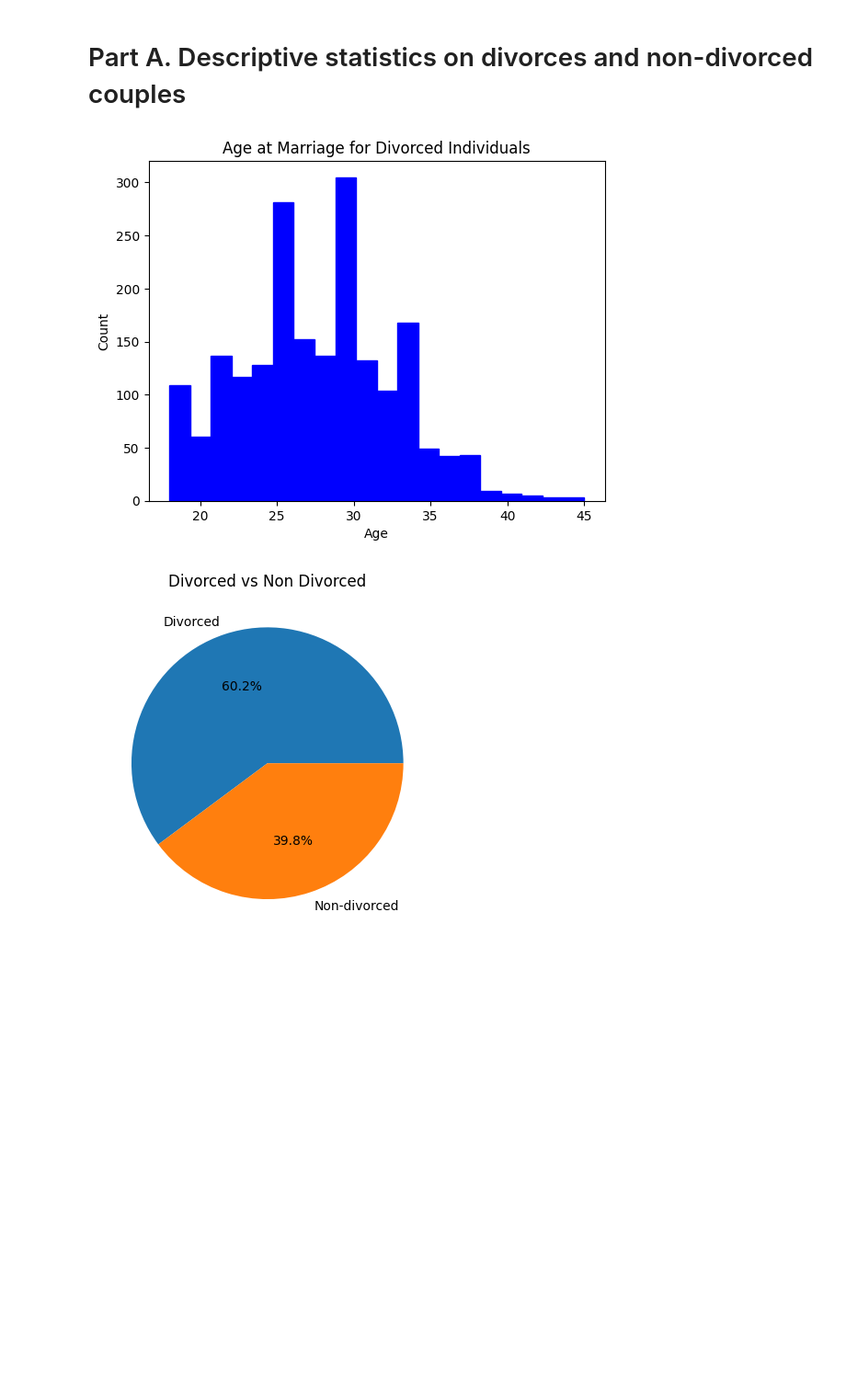
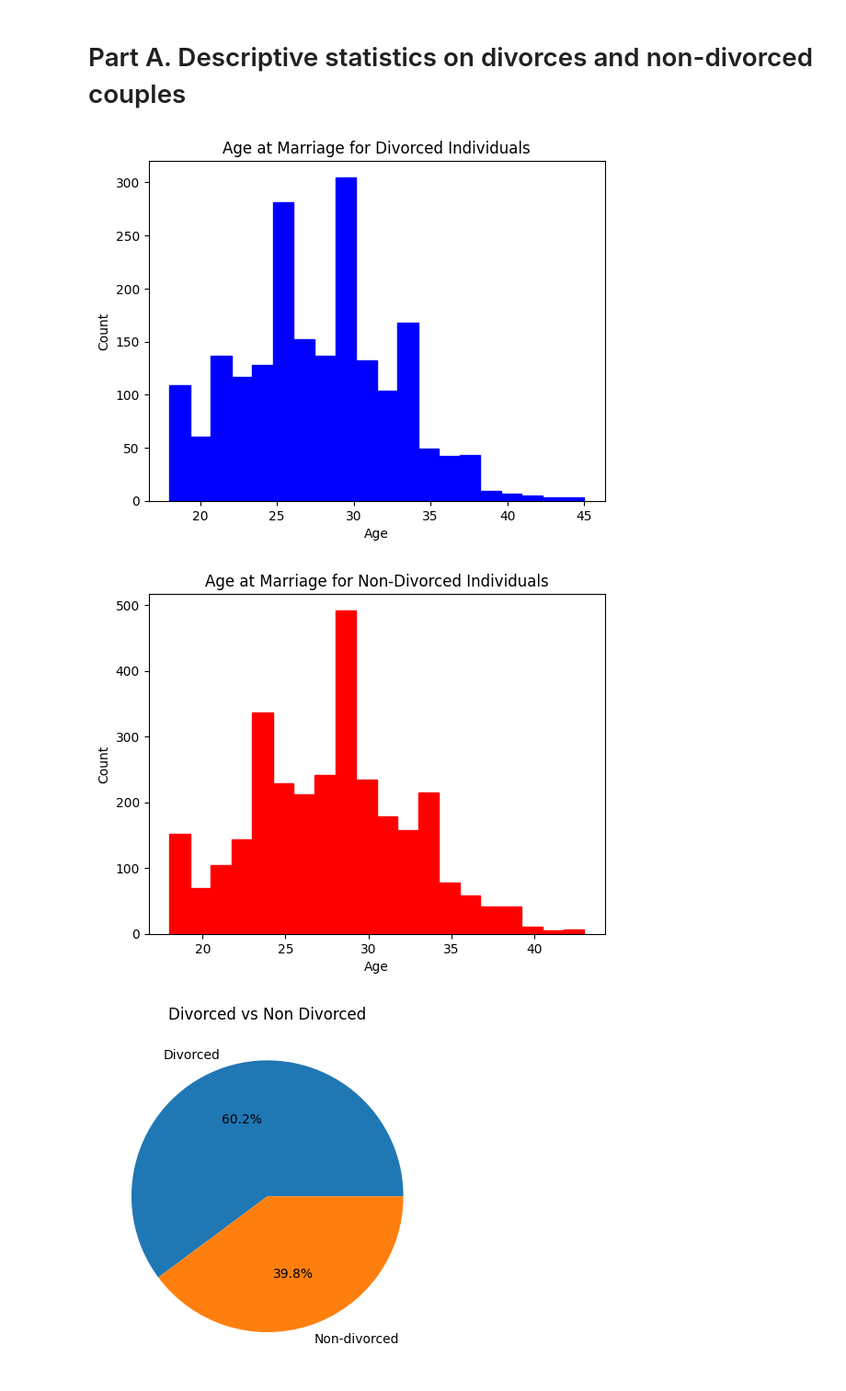
Before and after one commit to Rodrigu87/Module-2-Project-CAS-UniBe, a Jupyter notebook: Divorce.ipynb, the cells around one changed output. Shown at 92% size. Saved outputs shown, nothing was run; the diff lists cells and outputs as text; code cells hidden in the pictures; blank space fills up the shorter version.

```diff
--- a/Divorce.ipynb
+++ b/Divorce.ipynb
@@ -56,15 +56,25 @@ df.head(10)
 # %%
 # Filter the data to include only divorced individuals
 divorced_data = df[df['divorced'] == 1]
+
+#Filter the data to include only Non-divorced individuals
+Non_divorced  = df[df['divorced'] == 0]
 
 # Plot the histogram of age at marriage for divorced individuals
 divorced_data['age_at_marriage'].plot(kind='hist', fill=True, histtype='step', color='blue', bins=20)
 plt.title("Age at Marriage for Divorced Individuals")
 plt.xlabel("Age")
 plt.ylabel("Count")
 plt.show()
+
+Non_divorced['age_at_marriage'].plot(kind = 'hist', fill = True, histtype = 'step', color = 'red', bins = 20)
+plt.title("Age at Marriage for Non-Divorced Individuals")
+plt.xlabel("Age")
+plt.ylabel("Count")
+plt.show()
 # %% [output]
 [figure]
+[figure, added]
 # %%
 plt.pie(df['divorced'].value_counts(),labels = ['Divorced', 'Non-divorced'], autopct = '%1.1f%%')
 plt.title("Divorced vs Non Divorced")
```
Also changed, not shown: parts of 3 cells of this notebook.
